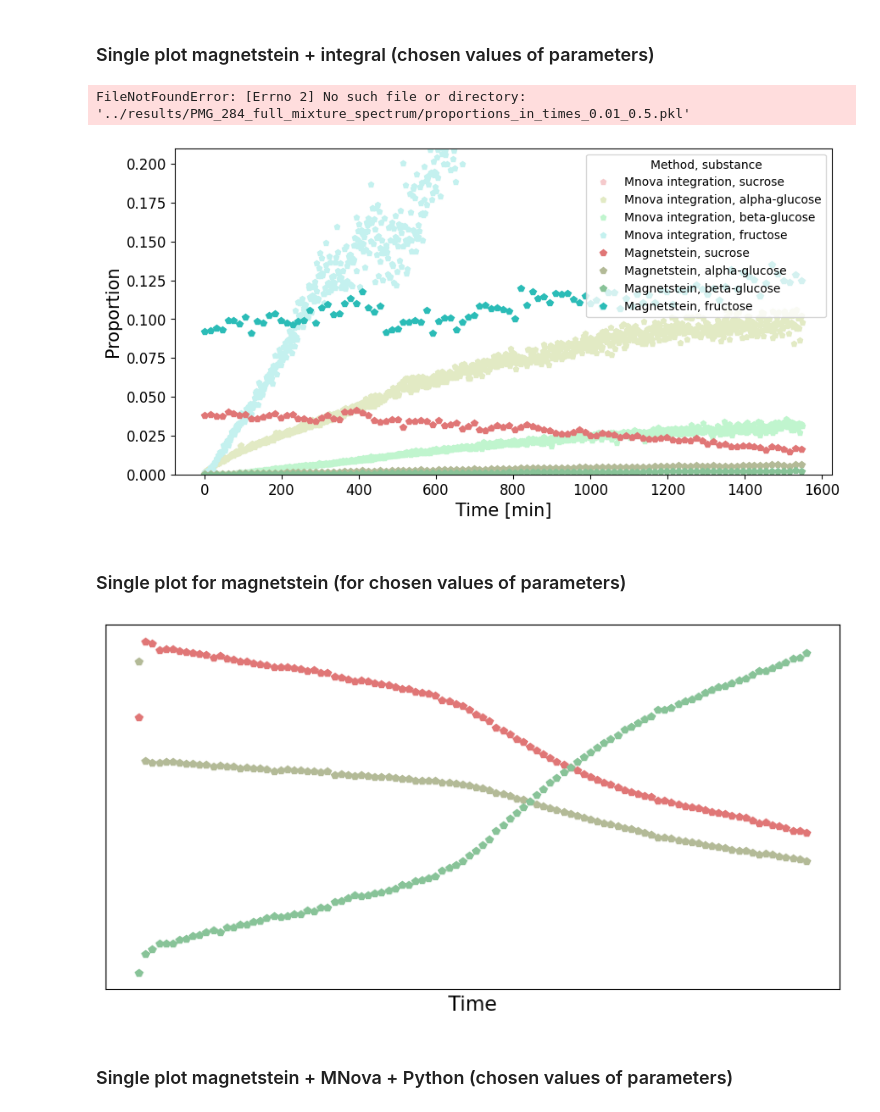
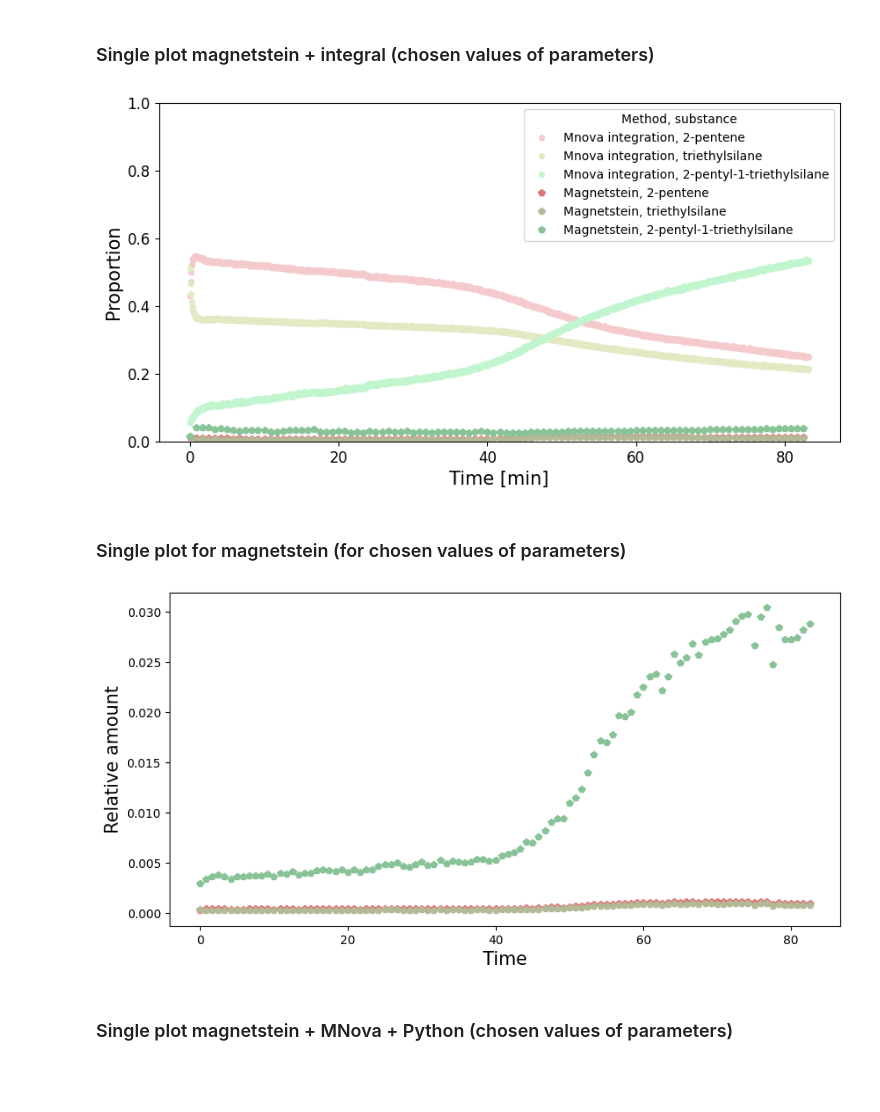
Before and after one commit to BDomzal/magnetstein_x_chemical_reactions, a Jupyter notebook: notebooks/visualisation.ipynb, the cells around one changed output. Drawn from its saved outputs; the diff is of its cells as text; code cells hidden in the pictures; blank space fills up the shorter version.

Commit message:
Added results more results and figures for PMG 284 full mixture spectrum

```diff
--- a/notebooks/visualisation.ipynb
+++ b/notebooks/visualisation.ipynb
@@ -163,6 +163,10 @@ kappas_th_to_remove = [1.2, 0.75]
 if experiment_name == 'Saccharose hydrolysis with full mixture spectrum':
     kappas_to_remove = [0.05, 0.75, 1, 1.2]
     kappas_th_to_remove = [0.05, 0.75, 1, 1.2]
+
+if experiment_name == 'PMG 284 monitoring with full mixture spectrum':
+    kappas_to_remove = [0.5]
+    kappas_th_to_remove = [0.5]
 # %%
 all_kappas = sorted(list(set(all_kappas) - set(kappas_to_remove)))
 all_kappas_th = sorted(list(set(all_kappas_th) - set(kappas_th_to_remove)))
@@ -494,14 +496,12 @@ AttributeError: 'NoneType' object has no attribute 'shape'
 ### Single plot magnetstein + integral (chosen values of parameters)
 # %%
 # saccharose: anything works, PMG 284: anything works, PMG 287: 0.1, 1
-best_kappa = 0.01
-best_kappa_th = 0.5
+best_kappa = 0.1
+best_kappa_th = 0.1
 # %%
 with open(results_paths[experiment_name]+'proportions_in_times_'+str(best_kappa)+'_'+str(best_kappa_th)+'.pkl', 'rb') as f:
     y = pickle.load(f)
     y = np.array(y)
-# %% [output]
-FileNotFoundError: [Errno 2] No such file or directory: '../results/PMG_284_full_mixture_spectrum/proportions_in_times_0.01_0.5.pkl'
 # %%
 # colors_list = ['#1f77b4', '#ff7f0e', '#2ca02c', '#d62728', '#9467bd', '#8c564b', '#e377c2',
 #              '#7f7f7f', '#bcbd22', '#17becf']
@@ -570,13 +570,13 @@ plt.gcf().set_size_inches(10, 5)
 #                                                     str(best_kappa)+'_kappa_th_' +
 #                                                     str(best_kappa_th) +'_no_labels.png', dpi=300)
 # %% [output]
-[figure, old version]
+[figure, new version]
 # %% [markdown]
 ### Single plot for magnetstein (for chosen values of parameters)
 # %%
 # saccharose, PMG 284, PMG 287: anything works
-best_kappa = 0.1
-best_kappa_th = 0.1
+best_kappa = 0.005
+best_kappa_th = 0.25
 # %%
 with open(results_paths[experiment_name]+'proportions_in_times_'+str(best_kappa)+'_'+str(best_kappa_th)+'.pkl', 'rb') as f:
     y = pickle.load(f)
@@ -584,33 +584,33 @@ with open(results_paths[experiment_name]+'proportions_in_times_'+str(best_kappa)
 # %%
 # colors_list = ['#1f77b4', '#ff7f0e', '#2ca02c', '#d62728', '#9467bd', '#8c564b', '#e377c2',
 #              '#7f7f7f', '#bcbd22', '#17becf']
 
 for i in range(y.shape[1]):
     if experiment_name == 'Saccharose hydrolysis with full mixture spectrum':
         plt.plot(time_range[experiment_name], y[:, i], 'p',
                  label = 'Magnetstein, ' + substances_names[experiment_name][i],
                 color=saturated_colors_for_components[experiment_name][i])
     else:
         plt.plot(time_range[experiment_name], y[:, i], 'p',
                  label = 'Magnetstein, ' + substances_names[experiment_name][i],
                 color=saturated_colors_for_components[experiment_name][i])
 
 plt.xlabel('Time', size=15)
-#plt.ylabel('Relative amount', size=15)
-plt.xticks([])
-plt.yticks([])
+plt.ylabel('Relative amount', size=15)
+# plt.xticks([])
+# plt.yticks([])
 
 plt.gcf().set_size_inches(10, 5)
 
 # for lh in leg.legendHandles[:y.shape[1]]:
 #     lh.set_alpha(0.4)
 
 # plt.savefig(results_paths[experiment_name]+'all_components_on_one_plot_magnetstein_only'+
 #                                                     '_kappa_' +
 #                                                 str(best_kappa)+'_kappa_th_' +
 #                                                 str(best_kappa_th) +'.png', dpi=300)
 # %% [output]
-[figure, old version]
+[figure, new version]
 # %% [markdown]
 ### Single plot magnetstein + MNova + Python (chosen values of parameters)
 # %%
```
Also changed, not shown: parts of 2 cells of this notebook, 38 other files.
